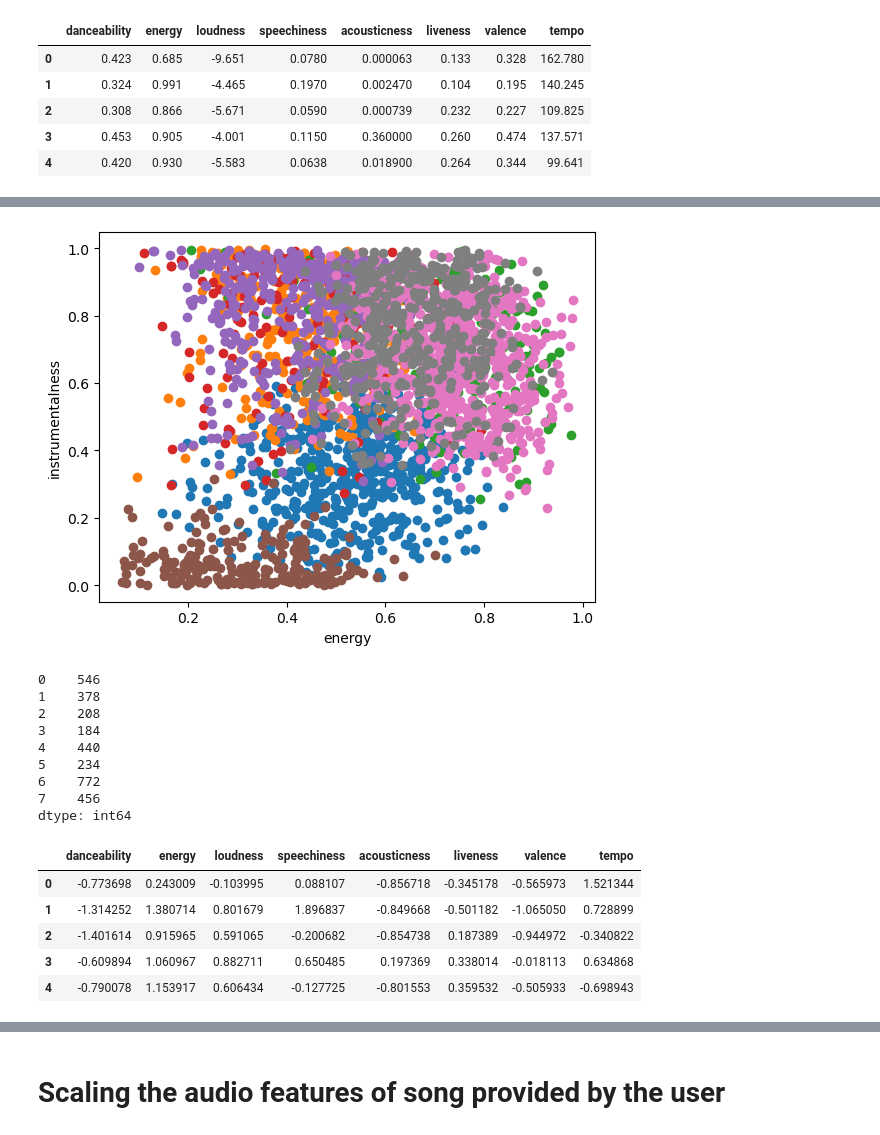
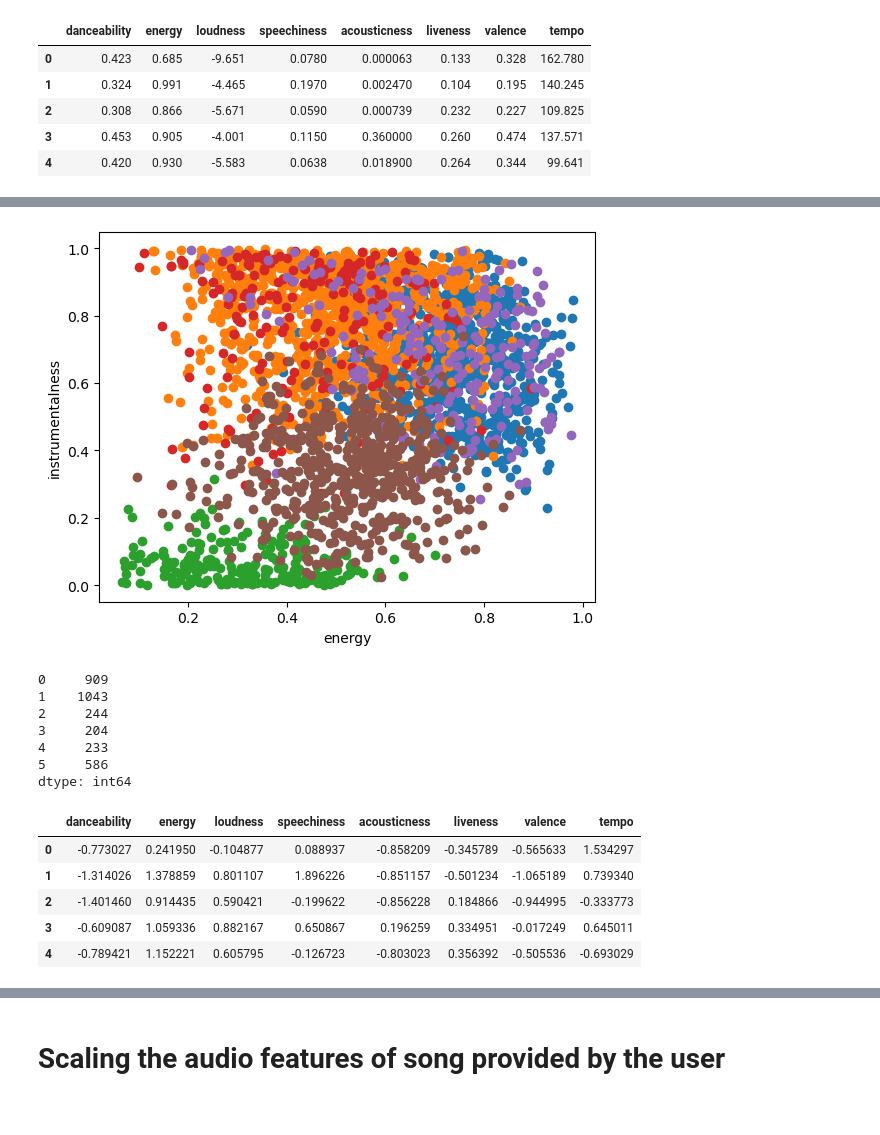
Before and after one commit to LaurensDu/song_recommender_project, a Jupyter notebook: gnod_song_recommender_original_code.ipynb, the cells around one changed output, grey strips where cells are left out. Saved outputs shown, nothing was run; the diff lists cells and outputs as text; code cells hidden in the pictures.

```diff
--- a/gnod_song_recommender_original_code.ipynb
+++ b/gnod_song_recommender_original_code.ipynb
@@ -181,35 +180,33 @@ array([[-0.77369778,  0.24300869, -0.10399474, ..., -0.34517753,
 # %%
-kmeans = KMeans(n_clusters=8, random_state=1234)
+kmeans = KMeans(n_clusters=6, random_state=1234)
 kmeans.fit(audio_features_scaled)
 # assign a cluster to each example
 labels = kmeans.predict(audio_features_scaled)
 # retrieve unique clusters
 clusters = np.unique(labels)
 # create scatter plot for samples from each cluster
 for cluster in clusters:
     # get row indexes for samples with this cluster
     row_ix = np.where(labels == cluster)
     # create scatter of these samples
     pyplot.scatter(audio_features.to_numpy()[row_ix, 0], audio_features.to_numpy()[row_ix,1])
     pyplot.xlabel("energy")
     pyplot.ylabel("instrumentalness")
     # show the plot
 pyplot.show()
 # %% [output]
-[figure, old version]
+[figure, new version]
 # %%
 clusters = kmeans.predict(audio_features_scaled)
 # clusters
 pd.Series(clusters).value_counts().sort_index()
 # %% [output]
-0    546
-1    378
-2    208
-3    184
-4    440
-5    234
-6    772
-7    456
+0     909
+1    1043
+2     244
+3     204
+4     233
+5     586
 dtype: int64
 # %%
 # saving with pickle
@@ -229,11 +226,11 @@ scaled_songs_df = pd.DataFrame(audio_features_scaled, columns=["danceability", "
 scaled_songs_df.head()
 # %% [output]
 |  | danceability | energy | loudness | speechiness | acousticness | liveness | valence | tempo |
-| 0 | -0.773698 | 0.243009 | -0.103995 | 0.088107 | -0.856718 | -0.345178 | -0.565973 | 1.521344 |
-| 1 | -1.314252 | 1.380714 | 0.801679 | 1.896837 | -0.849668 | -0.501182 | -1.065050 | 0.728899 |
-| 2 | -1.401614 | 0.915965 | 0.591065 | -0.200682 | -0.854738 | 0.187389 | -0.944972 | -0.340822 |
-| 3 | -0.609894 | 1.060967 | 0.882711 | 0.650485 | 0.197369 | 0.338014 | -0.018113 | 0.634868 |
-| 4 | -0.790078 | 1.153917 | 0.606434 | -0.127725 | -0.801553 | 0.359532 | -0.505933 | -0.698943 |
+| 0 | -0.773027 | 0.241950 | -0.104877 | 0.088937 | -0.858209 | -0.345789 | -0.565633 | 1.534297 |
+| 1 | -1.314026 | 1.378859 | 0.801107 | 1.896226 | -0.851157 | -0.501234 | -1.065189 | 0.739340 |
+| 2 | -1.401460 | 0.914435 | 0.590421 | -0.199622 | -0.856228 | 0.184866 | -0.944995 | -0.333773 |
+| 3 | -0.609087 | 1.059336 | 0.882167 | 0.650867 | 0.196259 | 0.334951 | -0.017249 | 0.645011 |
+| 4 | -0.789421 | 1.152221 | 0.605795 | -0.126723 | -0.803023 | 0.356392 | -0.505536 | -0.693029 |
 # %%
 scaled_songs_df
 # %% [output]
```
Also changed, not shown: parts of 18 cells of this notebook, 3 other files.
